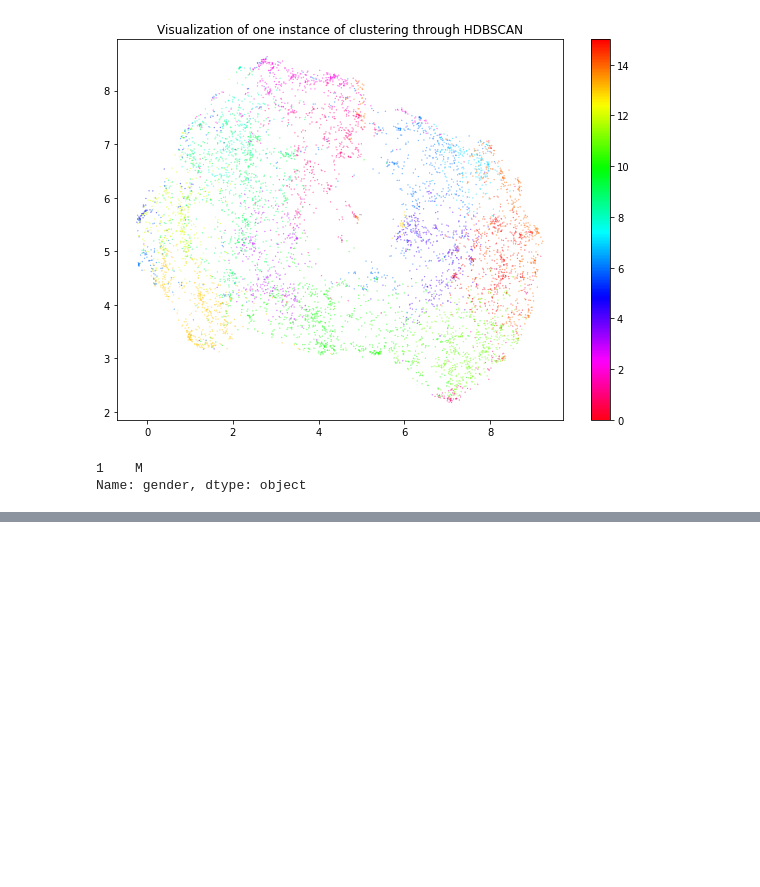
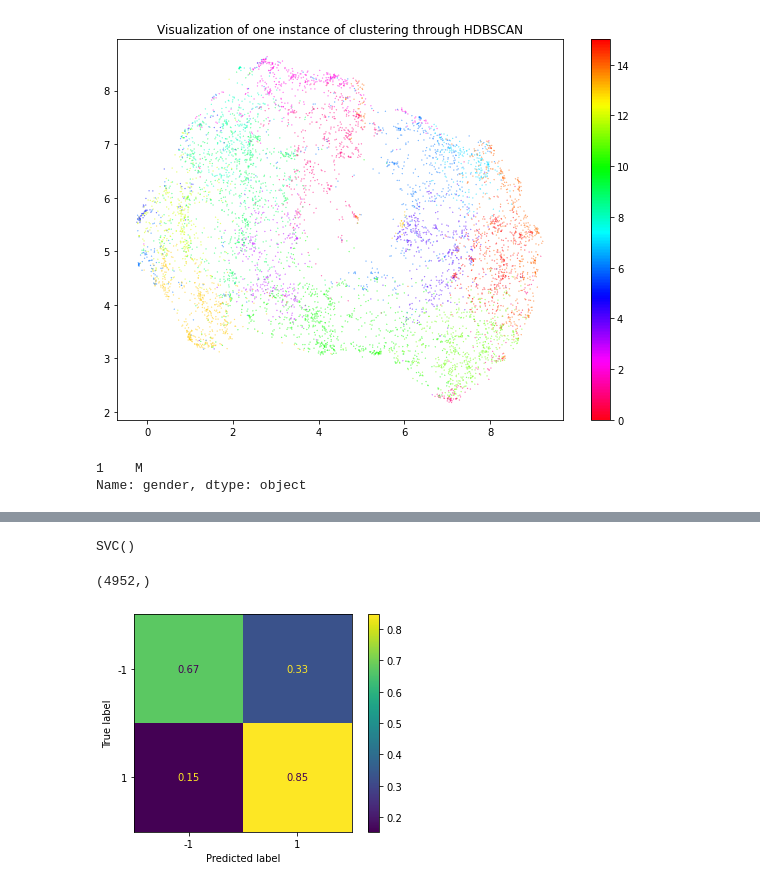
Before and after one commit to wedrid/Neural3DMM, a Jupyter notebook: explore_clusters/clusters_exploration_new_dataset.ipynb, the cells around one changed output, grey strips where cells are left out. Saved outputs shown, nothing was run; the diff lists cells and outputs as text; code cells hidden in the pictures; blank space fills up the shorter version.

```diff
--- a/explore_clusters/clusters_exploration_new_dataset.ipynb
+++ b/explore_clusters/clusters_exploration_new_dataset.ipynb
@@ -298,0 +261,20 @@ array([[1713,  285],
+# %%
+clf = svm.SVC()
+clf.fit(train_latents, train_labels_np)
+
+#clf = svm.SVC()
+#clf.fit(test_latents, test_labels_np)
+# %% [output]
+SVC()
+# %%
+predictions = clf.predict(train_latents)
+print(predictions.shape)
+# %% [output]
+(4952,)
+# %%
+cm = confusion_matrix(train_labels_np, predictions, labels=clf.classes_, normalize='true')
+disp = ConfusionMatrixDisplay(confusion_matrix=cm, display_labels=clf.classes_)
+disp.plot()
+plt.show()
+# %% [output]
+[figure, added]
```
Also changed, not shown: parts of 30 cells of this notebook.
